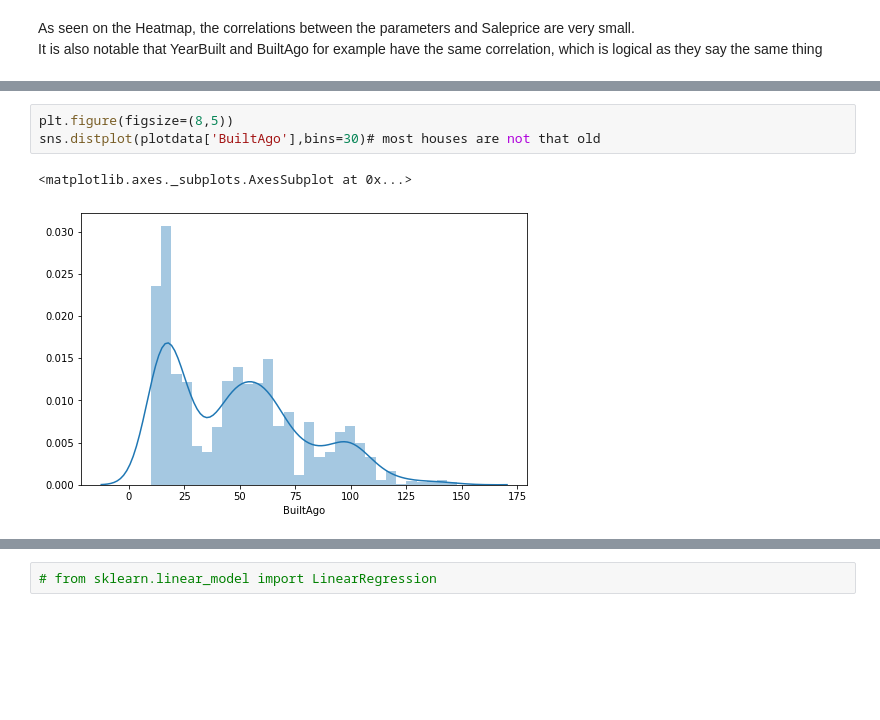
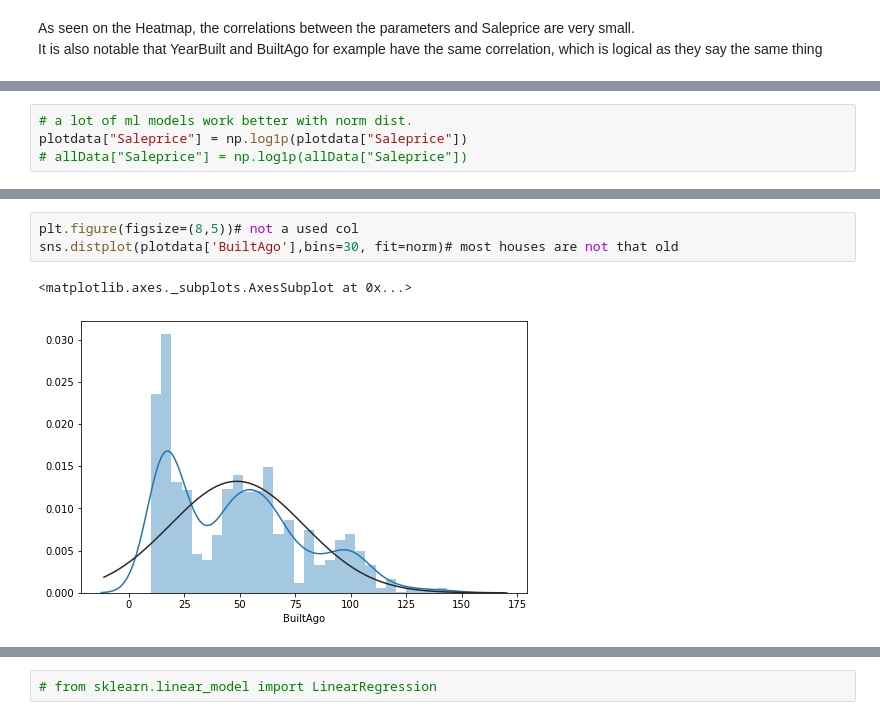
Before and after one commit to Thahit/HousePrices, a Jupyter notebook: houseprice.ipynb, the cells around one changed output, grey strips where cells are left out. Saved outputs shown, nothing was run; the diff lists cells and outputs as text; blank space fills up the shorter version.

```diff
--- a/houseprice.ipynb
+++ b/houseprice.ipynb
@@ -436,0 +424,4 @@ sns.distplot(plotdata['Saleprice'],bins=30,color='m')
+# %%
+# a lot of ml models work better with norm dist.
+plotdata["Saleprice"] = np.log1p(plotdata["Saleprice"])
+# allData["Saleprice"] = np.log1p(allData["Saleprice"])
@@ -437,6 +439,6 @@ sns.distplot(plotdata['Saleprice'],bins=30,color='m')
 # %%
-plt.figure(figsize=(8,5))
-sns.distplot(plotdata['BuiltAgo'],bins=30)# most houses are not that old
+plt.figure(figsize=(8,5))# not a used col
+sns.distplot(plotdata['BuiltAgo'],bins=30, fit=norm)# most houses are not that old
 # %% [output]
 <matplotlib.axes._subplots.AxesSubplot at 0x...>
-[figure, old version]
+[figure, new version]
```
Also changed, not shown: parts of 73 cells of this notebook.
